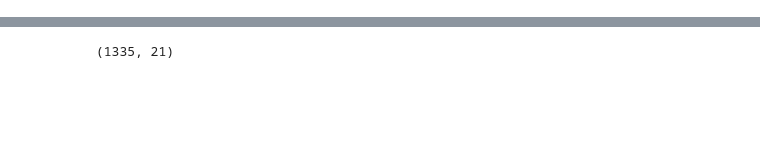
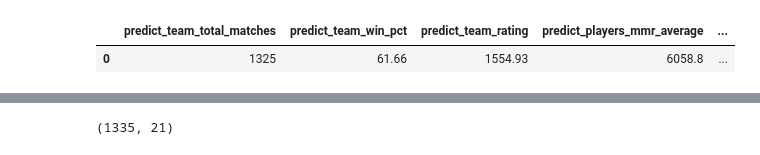
Before and after one commit to johnnyoso/MachineLearningWebApp, a Jupyter notebook: deploy-mlmodel-project/DotaLogisticRegression.ipynb, the cells around one changed output, grey strips where cells are left out. Drawn from its saved outputs; the diff is of its cells as text; code cells hidden in the pictures; blank space fills up the shorter version.

```diff
--- a/deploy-mlmodel-project/DotaLogisticRegression.ipynb
+++ b/deploy-mlmodel-project/DotaLogisticRegression.ipynb
@@ -109,0 +128,5 @@ opposing_team_win_pct
+# %%
+X.head(1)
+# %% [output]
+|  | predict_team_total_matches | predict_team_win_pct | predict_team_rating | predict_players_mmr_average | ... |
+| 0 | 1325 | 61.66 | 1554.93 | 6058.8 | ... |
```
Also changed, not shown: parts of 16 cells of this notebook, 3 other files.
